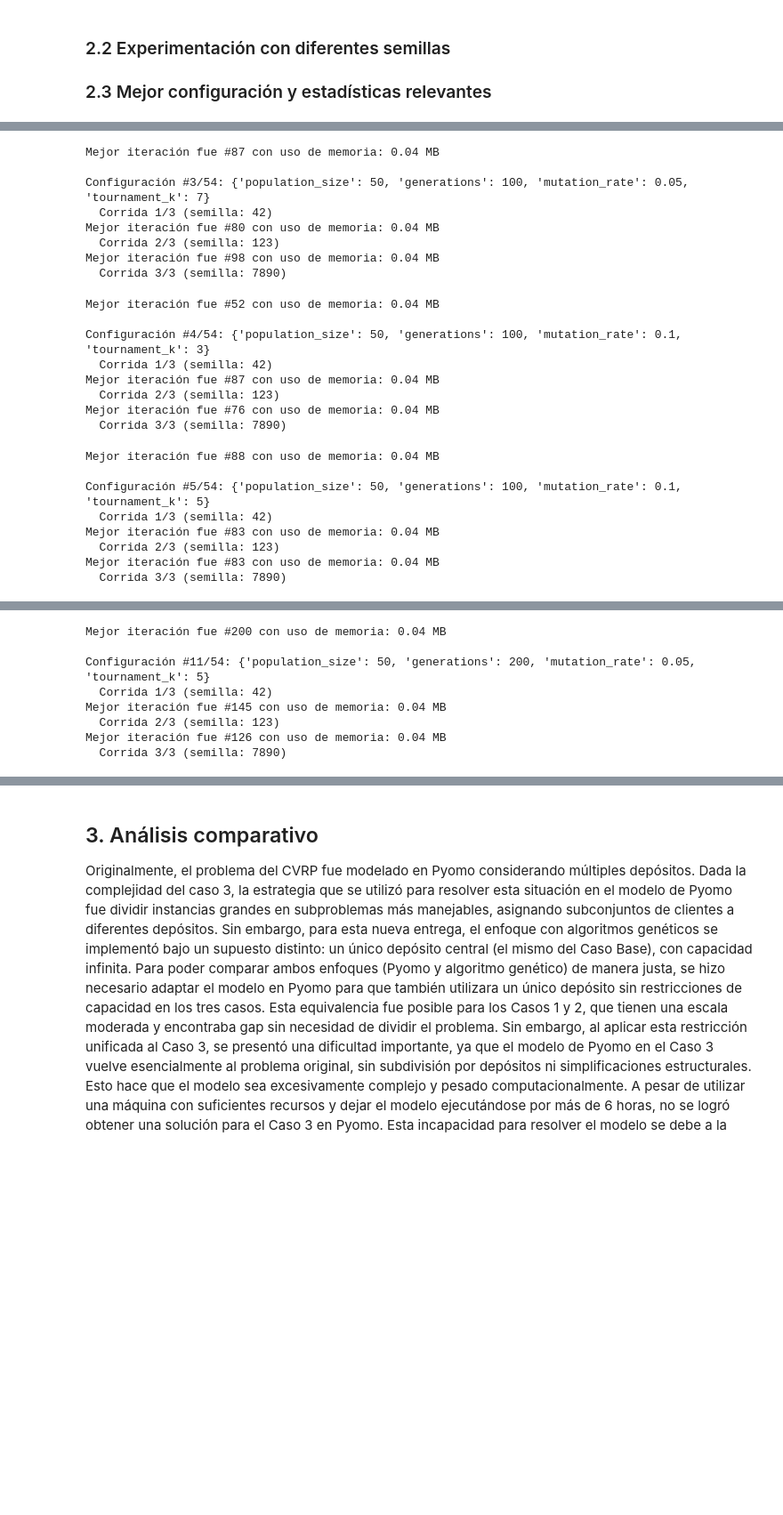
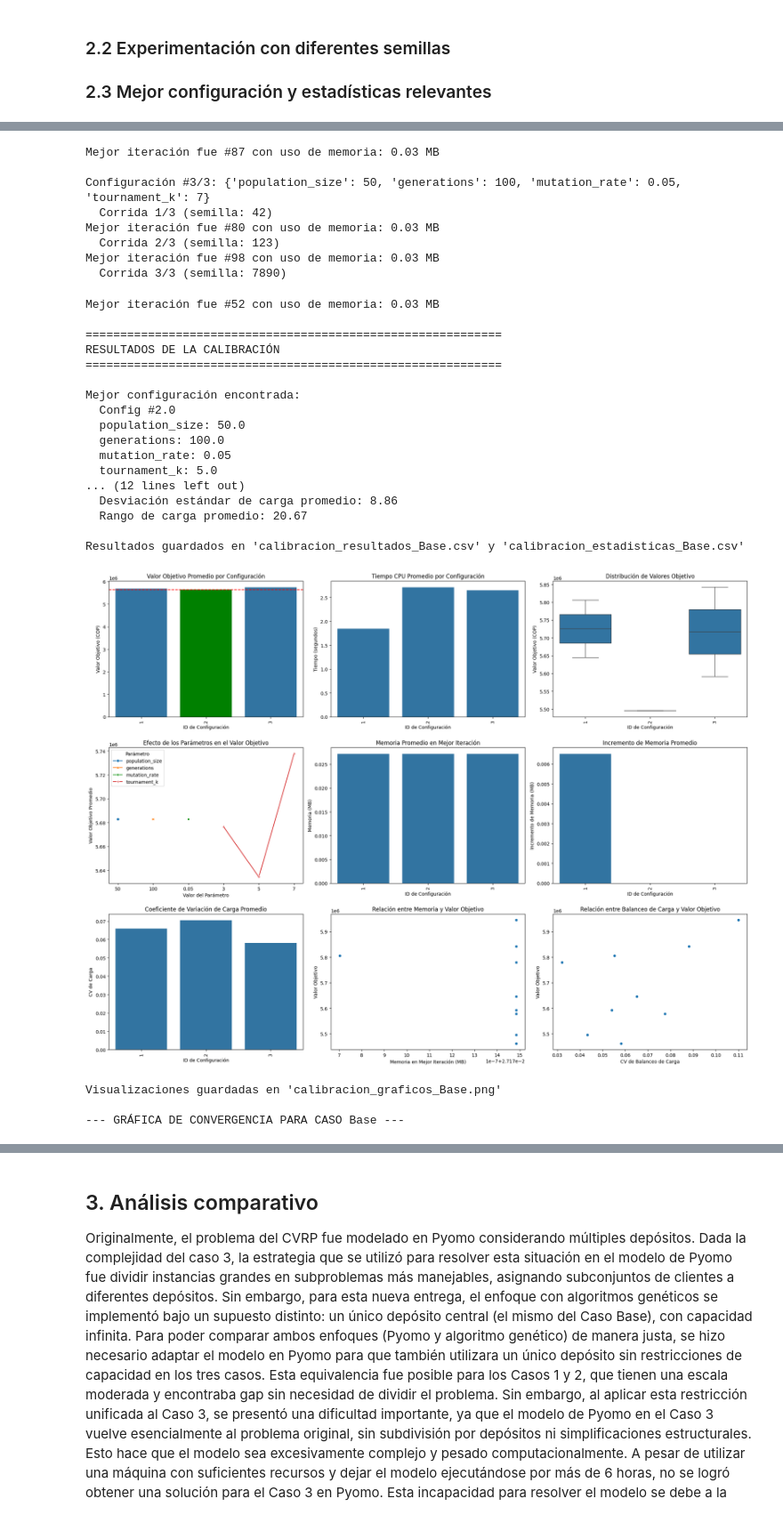
Before and after one commit to nrincon2302/ISIS3302-ProyectoMOS, a Jupyter notebook: Entrega_3.ipynb, the cells around one changed output, grey strips where cells are left out. Shown at 89% size. Drawn from its saved outputs; the diff is of its cells as text; code cells hidden in the pictures; blank space fills up the shorter version.

Commit message:
codigo graficas convergencia

```diff
--- a/Entrega_3.ipynb
+++ b/Entrega_3.ipynb
@@ -673,9 +673,9 @@ def calibrate_genetic_algorithm(data_case="Base"):
 
     # Rangos de parámetros para la calibración
     parameter_ranges = {
-        'population_size': [50, 100, 150],
-        'generations': [100, 200],
-        'mutation_rate': [0.05, 0.10, 0.15],
+        'population_size': [50],
+        'generations': [100],
+        'mutation_rate': [0.05 ],
         'tournament_k': [3, 5, 7]
     }
 
@@ -724,6 +724,8 @@ def calibrate_genetic_algorithm(data_case="Base"):
             if best_fitness < best_overall_fitness:
                 best_overall_fitness = best_fitness
                 best_overall_routes = final_routes
+                # Guarda la mejor generación del log
+                best_overall_generation_log = ga_log
 
             end_time = time.time()
             final_memory = get_memory_usage()
@@ -893,6 +895,28 @@ def calibrate_genetic_algorithm(data_case="Base"):
 
     print(f"Visualizaciones guardadas en 'calibracion_graficos_{data_case}.png'")
 
+
+    # graficamos su convergencia para guardarla en un PNG.
+    if best_overall_generation_log is not None and len(best_overall_generation_log) > 0:
+        print(f"\n--- GRÁFICA DE CONVERGENCIA PARA CASO {data_case} ---")
+        best_overall_generation_log = sorted(best_overall_generation_log, key=lambda x: x[0])  # Ordenar por generación
+
+        gens = [log[0] for log in best_overall_generation_log]
+        best_fits = [log[1] for log in best_overall_generation_log]
+        avg_fits = [log[2] for log in best_overall_generation_log]
+
+        plt.figure(figsize=(10, 6))
+        plt.plot(gens, best_fits, label='Mejor Fitness por Generación', color='green', linewidth=2)
+        plt.plot(gens, avg_fits, label='Fitness Promedio por Generación', linestyle='--', color='blue')
+        plt.xlabel('Generación')
+        plt.ylabel('Fitness (Costo)')
+        plt.title(f'Convergencia del GA - Mejor corrida para caso {data_case}')
+        plt.legend()
+        plt.grid(True, alpha=0.3)
+        # Guardamos la gráfica de la convergencia
+        plt.savefig(f'convergencia_ga_caso_{data_case}.png', dpi=300)
+        plt.show()
+
     best_params = {param: best_config[param] for param in param_keys}
     return best_params, results_df, stats_df, best_overall_routes
 
@@ -941,6 +965,7 @@ if __name__ == "__main__":
             print(f"Desviación estándar de la carga: {load_metrics['load_balance_std']:.2f}")
             print(f"Rango de la carga: {load_metrics['load_balance_range']:.2f}")
 
+
         save_solution_in_requested_format(best_routes, GA_DATA["depot_id"],
                          filename=f"best_solution_case_{case_name}_formatted.csv")
 # %% [output]
@@ -978,25 +1003,30 @@ Mejor iteración fue #86 con uso de memoria: 0.04 MB
   Corrida 3/3 (semilla: 7890)
-Mejor iteración fue #87 con uso de memoria: 0.04 MB
+Mejor iteración fue #87 con uso de memoria: 0.03 MB
 
-Configuración #3/54: {'population_size': 50, 'generations': 100, 'mutation_rate': 0.05, 'tournament_k': 7}
+Configuración #3/3: {'population_size': 50, 'generations': 100, 'mutation_rate': 0.05, 'tournament_k': 7}
   Corrida 1/3 (semilla: 42)
-Mejor iteración fue #80 con uso de memoria: 0.04 MB
+Mejor iteración fue #80 con uso de memoria: 0.03 MB
   Corrida 2/3 (semilla: 123)
-Mejor iteración fue #98 con uso de memoria: 0.04 MB
+Mejor iteración fue #98 con uso de memoria: 0.03 MB
   Corrida 3/3 (semilla: 7890)
-Mejor iteración fue #52 con uso de memoria: 0.04 MB
+Mejor iteración fue #52 con uso de memoria: 0.03 MB
 
-Configuración #4/54: {'population_size': 50, 'generations': 100, 'mutation_rate': 0.1, 'tournament_k': 3}
-  Corrida 1/3 (semilla: 42)
-Mejor iteración fue #87 con uso de memoria: 0.04 MB
-  Corrida 2/3 (semilla: 123)
-Mejor iteración fue #76 con uso de memoria: 0.04 MB
-  Corrida 3/3 (semilla: 7890)
+============================================================
+RESULTADOS DE LA CALIBRACIÓN
+============================================================
+
+Mejor configuración encontrada:
+  Config #2.0
+  population_size: 50.0
+  generations: 100.0
+  mutation_rate: 0.05
+  tournament_k: 5.0
+... (12 lines left out)
+  Desviación estándar de carga promedio: 8.86
+  Rango de carga promedio: 20.67
+
+Resultados guardados en 'calibracion_resultados_Base.csv' y 'calibracion_estadisticas_Base.csv'
+[figure, added]
-Mejor iteración fue #88 con uso de memoria: 0.04 MB
+Visualizaciones guardadas en 'calibracion_graficos_Base.png'
 
-Configuración #5/54: {'population_size': 50, 'generations': 100, 'mutation_rate': 0.1, 'tournament_k': 5}
-  Corrida 1/3 (semilla: 42)
-Mejor iteración fue #83 con uso de memoria: 0.04 MB
-  Corrida 2/3 (semilla: 123)
-Mejor iteración fue #83 con uso de memoria: 0.04 MB
-  Corrida 3/3 (semilla: 7890)
+--- GRÁFICA DE CONVERGENCIA PARA CASO Base ---
@@ -1043,8 +1089,0 @@ Mejor iteración fue #182 con uso de memoria: 0.04 MB
-Mejor iteración fue #200 con uso de memoria: 0.04 MB
-
-Configuración #11/54: {'population_size': 50, 'generations': 200, 'mutation_rate': 0.05, 'tournament_k': 5}
-  Corrida 1/3 (semilla: 42)
-Mejor iteración fue #145 con uso de memoria: 0.04 MB
-  Corrida 2/3 (semilla: 123)
-Mejor iteración fue #126 con uso de memoria: 0.04 MB
-  Corrida 3/3 (semilla: 7890)
```
Also changed, not shown: parts of 1 cell of this notebook.
